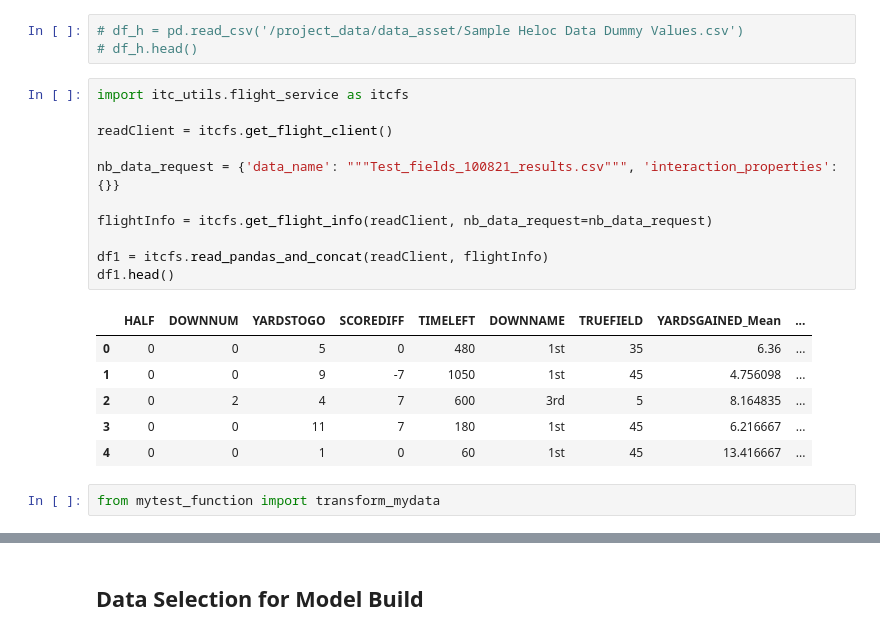
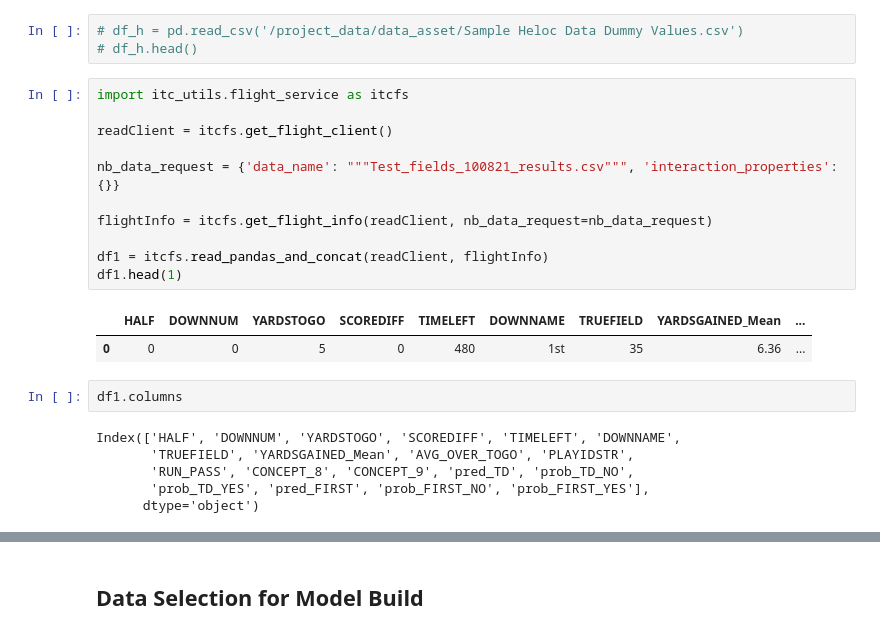
Before and after one commit to git-dan-hub/J_Lab, a Jupyter notebook: ASB_CECL_Model_Deploy_021022.ipynb, the cells around one changed output, grey strips where cells are left out. Cells and saved outputs as stored; diff of their text form.

```diff
--- a/ASB_CECL_Model_Deploy_021022.ipynb
+++ b/ASB_CECL_Model_Deploy_021022.ipynb
@@ -18,20 +16,22 @@ from sklearn.preprocessing import OneHotEncoder
 # %%
 import itc_utils.flight_service as itcfs
 
 readClient = itcfs.get_flight_client()
 
 nb_data_request = {'data_name': """Test_fields_100821_results.csv""", 'interaction_properties': {}}
 
 flightInfo = itcfs.get_flight_info(readClient, nb_data_request=nb_data_request)
 
 df1 = itcfs.read_pandas_and_concat(readClient, flightInfo)
-df1.head()
+df1.head(1)
 # %% [output]
 |  | HALF | DOWNNUM | YARDSTOGO | SCOREDIFF | TIMELEFT | DOWNNAME | TRUEFIELD | YARDSGAINED_Mean | ... |
 | 0 | 0 | 0 | 5 | 0 | 480 | 1st | 35 | 6.36 | ... |
-| 1 | 0 | 0 | 9 | -7 | 1050 | 1st | 45 | 4.756098 | ... |
-| 2 | 0 | 2 | 4 | 7 | 600 | 3rd | 5 | 8.164835 | ... |
-| 3 | 0 | 0 | 11 | 7 | 180 | 1st | 45 | 6.216667 | ... |
-| 4 | 0 | 0 | 1 | 0 | 60 | 1st | 45 | 13.416667 | ... |
-# %%
-from mytest_function import transform_mydata
+# %%
+df1.columns
+# %% [output]
+Index(['HALF', 'DOWNNUM', 'YARDSTOGO', 'SCOREDIFF', 'TIMELEFT', 'DOWNNAME',
+       'TRUEFIELD', 'YARDSGAINED_Mean', 'AVG_OVER_TOGO', 'PLAYIDSTR',
+       'RUN_PASS', 'CONCEPT_8', 'CONCEPT_9', 'pred_TD', 'prob_TD_NO',
+       'prob_TD_YES', 'pred_FIRST', 'prob_FIRST_NO', 'prob_FIRST_YES'],
+      dtype='object')
```
Also changed, not shown: parts of 48 cells of this notebook.
